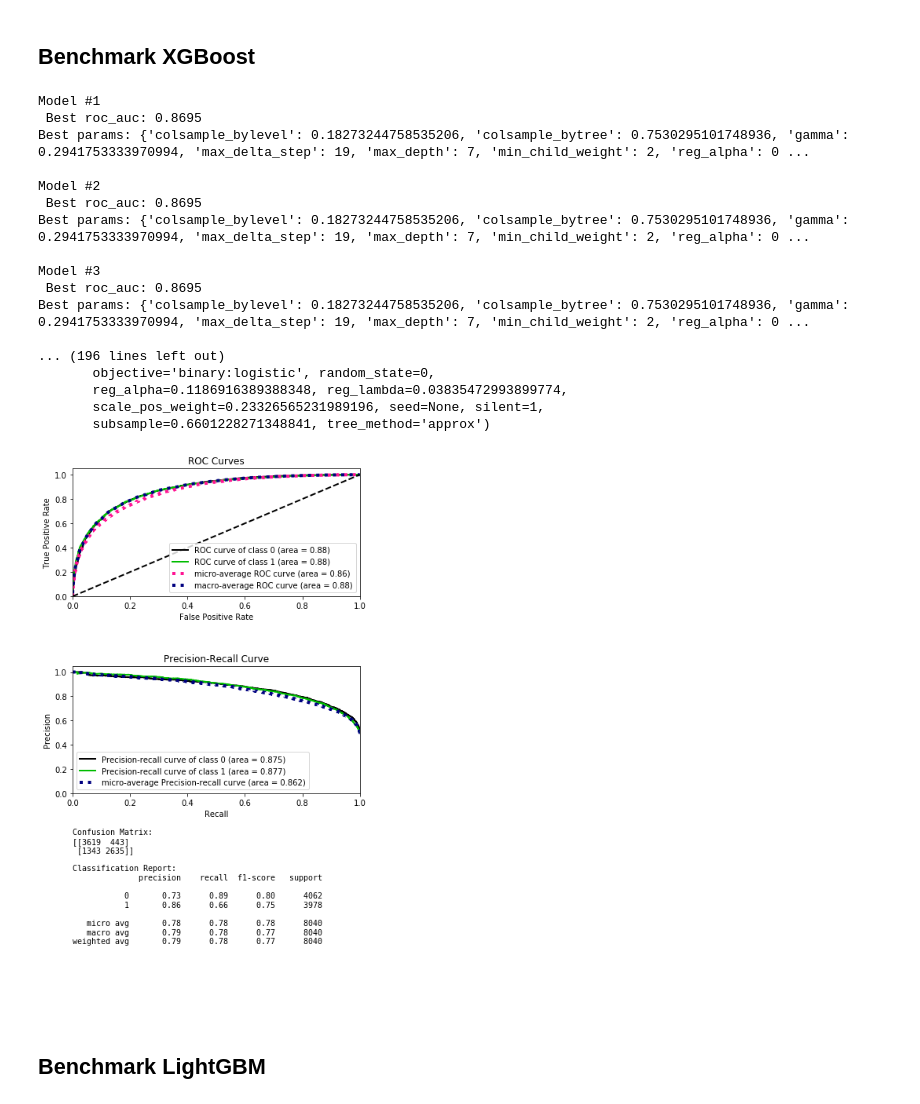
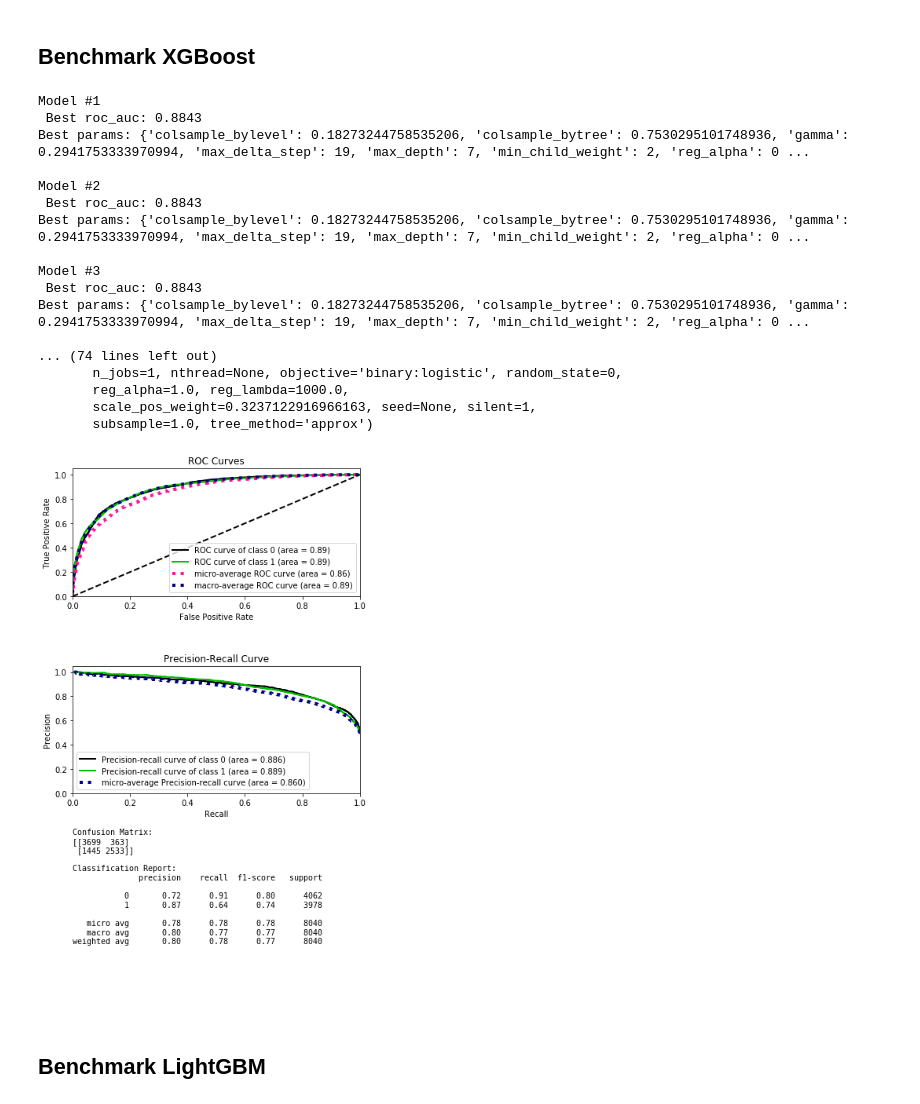
Before and after one commit to adkulas/ECE657A-Data-Modelling, a Jupyter notebook: project/code/preliminary_performance.ipynb, the cells around one changed output. Drawn from its saved outputs; the diff is of its cells as text; code cells hidden in the pictures.

```diff
--- a/project/code/preliminary_performance.ipynb
+++ b/project/code/preliminary_performance.ipynb
@@ -215,7 +215,7 @@ clf = xgb.XGBClassifier(
         learning_rate=0.1,
         silent=1,
         early_stopping=200,
-        n_estimators=500,
+        n_estimators=8000,
         tree_method="approx",
     )
 
@@ -234,51 +234,51 @@ search_params={
 }
 
 cv_obj = cross_validate_model(
-    X_trainsmall,
-    y_trainsmall,
+    X_train,
+    y_train,
     clf,
     search_spaces=search_params,
     scoring="roc_auc",
-    n_iter=50,
-    n_folds=10,
+    n_iter=20,
+    n_folds=5,
 )
 
 # get the best estimator from cross validation
 model = cv_obj.best_estimator_
 model.fit(X_train, y_train)
 print(model)
 
 #    from sklearn.externals import joblib
 #    # Output a pickle file for the model
 #    joblib.dump(model, 'saved_model.pkl')
 #
 #    # Load the pickle file
 #    clf_load = joblib.load('saved_model.pkl')
 
 
 # bench mark the model
 stats_fig, report = benchmark_model_performance(model, X_test, y_test)
 stats_fig.savefig(os.path.join('preliminary-xgboost-downsampled.png'), dpi=300, format='png')
 stats_fig.show()
 # %% [output]
 Model #1
- Best roc_auc: 0.8695
+ Best roc_auc: 0.8843
 Best params: {'colsample_bylevel': 0.18273244758535206, 'colsample_bytree': 0.7530295101748936, 'gamma': 0.2941753333970994, 'max_delta_step': 19, 'max_depth': 7, 'min_child_weight': 2, 'reg_alpha': 0 ...
 
 Model #2
- Best roc_auc: 0.8695
+ Best roc_auc: 0.8843
 Best params: {'colsample_bylevel': 0.18273244758535206, 'colsample_bytree': 0.7530295101748936, 'gamma': 0.2941753333970994, 'max_delta_step': 19, 'max_depth': 7, 'min_child_weight': 2, 'reg_alpha': 0 ...
 
 Model #3
- Best roc_auc: 0.8695
+ Best roc_auc: 0.8843
 Best params: {'colsample_bylevel': 0.18273244758535206, 'colsample_bytree': 0.7530295101748936, 'gamma': 0.2941753333970994, 'max_delta_step': 19, 'max_depth': 7, 'min_child_weight': 2, 'reg_alpha': 0 ...
 
-... (196 lines left out)
-       objective='binary:logistic', random_state=0,
-       reg_alpha=0.1186916389388348, reg_lambda=0.03835472993899774,
-       scale_pos_weight=0.23326565231989196, seed=None, silent=1,
-       subsample=0.6601228271348841, tree_method='approx')
+... (74 lines left out)
+       n_jobs=1, nthread=None, objective='binary:logistic', random_state=0,
+       reg_alpha=1.0, reg_lambda=1000.0,
+       scale_pos_weight=0.3237122916966163, seed=None, silent=1,
+       subsample=1.0, tree_method='approx')
-[figure, old version]
+[figure, new version]
 # %% [markdown]
 ## Benchmark LightGBM
 # %%
```
Also changed, not shown: parts of 1 cell of this notebook, 2 other files.
